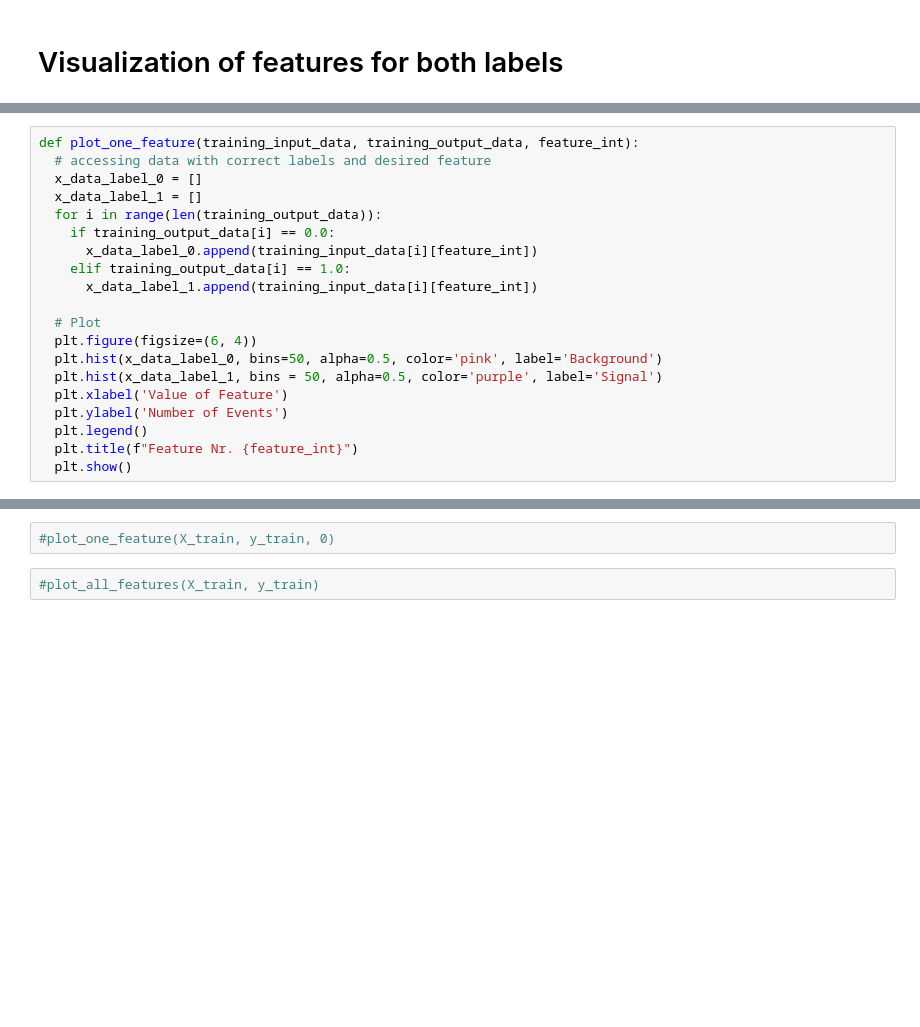
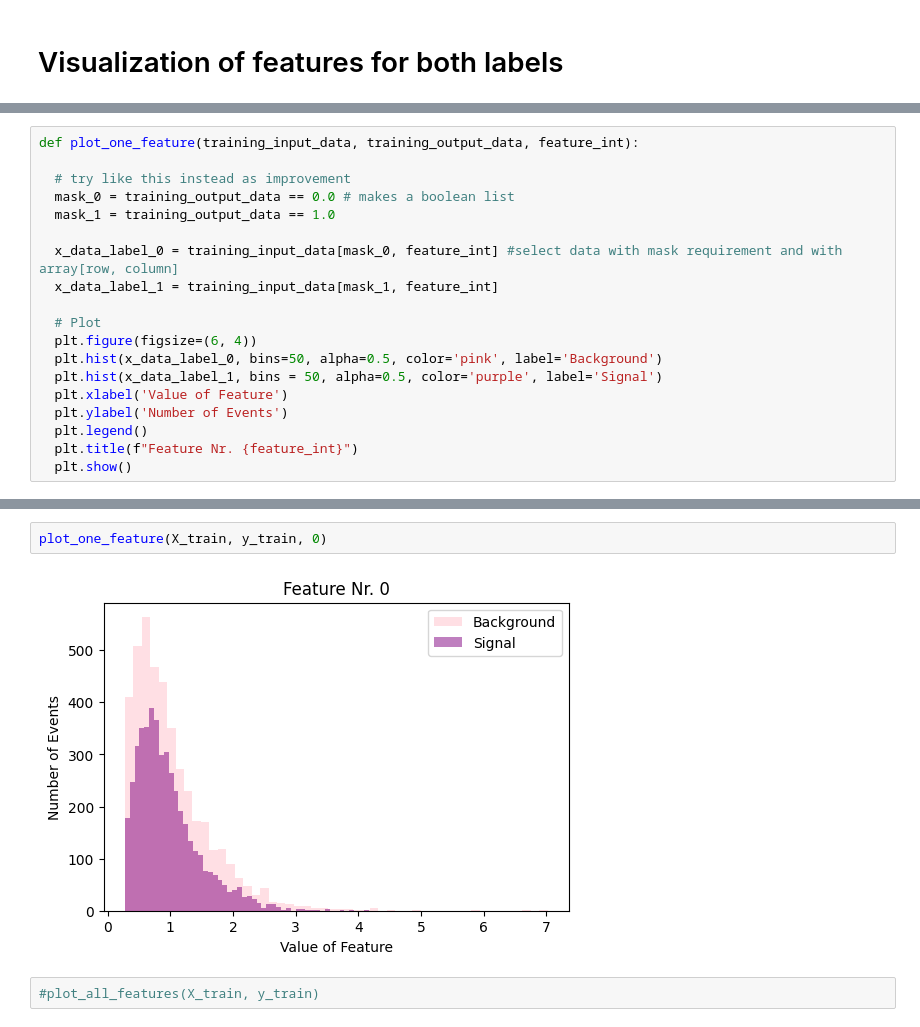
Before and after one commit to lbovet8/phys152-2026, a Jupyter notebook: Projects/HiggsProject.ipynb, the cells around one changed output, grey strips where cells are left out. Cells and saved outputs as stored; diff of their text form; blank space fills up the shorter version.

```diff
--- a/Projects/HiggsProject.ipynb
+++ b/Projects/HiggsProject.ipynb
@@ -82,13 +81,12 @@ print(X_train[0][0])
 # %%
 def plot_one_feature(training_input_data, training_output_data, feature_int):
-  # accessing data with correct labels and desired feature
-  x_data_label_0 = []
-  x_data_label_1 = []
-  for i in range(len(training_output_data)):
-    if training_output_data[i] == 0.0:
-      x_data_label_0.append(training_input_data[i][feature_int])
-    elif training_output_data[i] == 1.0:
-      x_data_label_1.append(training_input_data[i][feature_int])
+
+  # try like this instead as improvement
+  mask_0 = training_output_data == 0.0 # makes a boolean list
+  mask_1 = training_output_data == 1.0
+
+  x_data_label_0 = training_input_data[mask_0, feature_int] #select data with mask requirement and with array[row, column]
+  x_data_label_1 = training_input_data[mask_1, feature_int]
 
   # Plot
   plt.figure(figsize=(6, 4))
@@ -126,7 +123,9 @@ def plot_all_features(training_input_data, training_output_data):
     fig.supylabel("Number of Events", fontsize=14)
     plt.show()
 # %%
-#plot_one_feature(X_train, y_train, 0)
+plot_one_feature(X_train, y_train, 0)
+# %% [output]
+[figure, added]
 # %%
 #plot_all_features(X_train, y_train)
 # %% [markdown]
```
Also changed, not shown: parts of 22 cells of this notebook.
